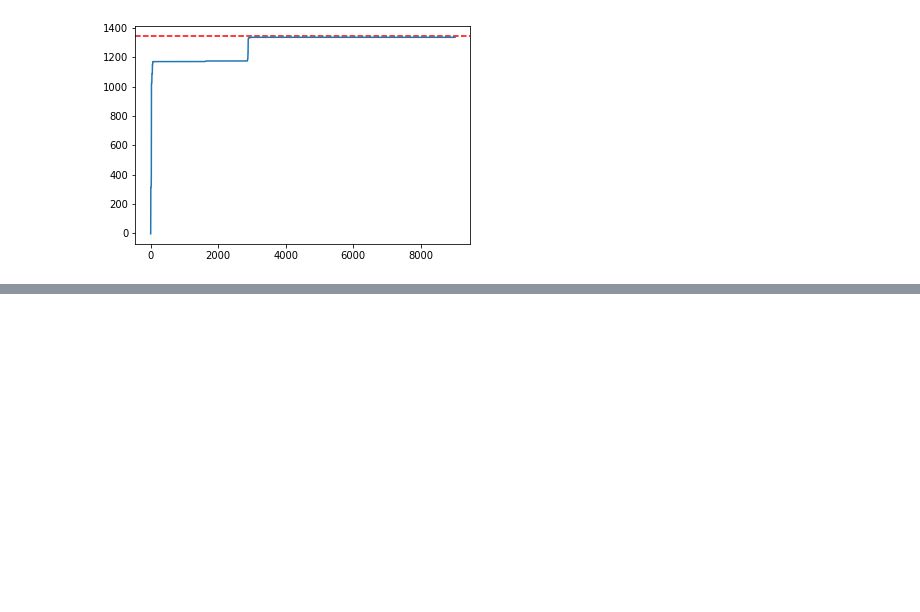
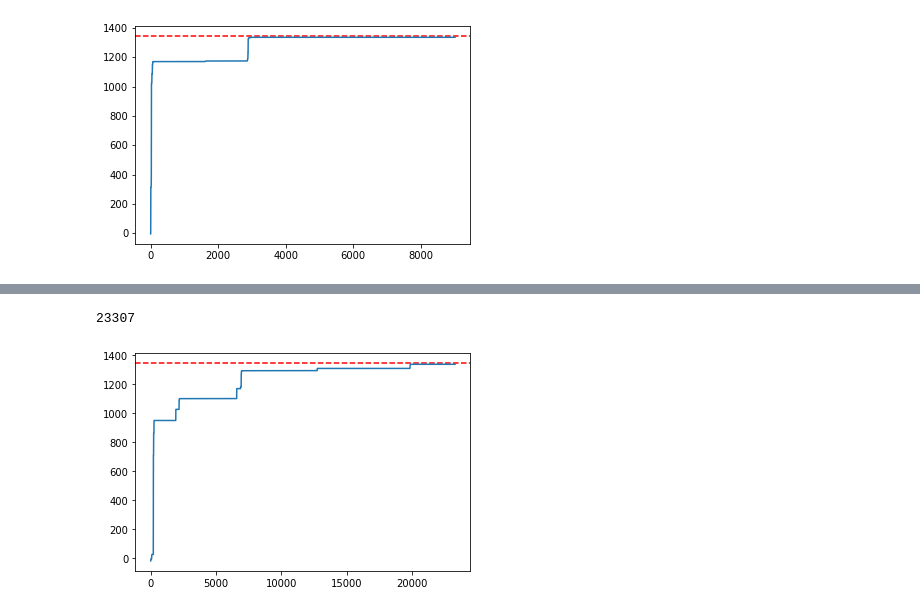
Before and after one commit to CardiacModelling/BenNevisBenchmark, a Jupyter notebook: simulated_annealing.ipynb, the cells around one changed output, grey strips where cells are left out. Cells and saved outputs as stored; diff of their text form; code cells hidden in the pictures; blank space fills up the shorter version.

```diff
--- a/simulated_annealing.ipynb
+++ b/simulated_annealing.ipynb
@@ -60,0 +146,8 @@ plt.show()
+# %%
+print(len(points))
+plt.axhline(y=1344.9, color='r', linestyle='--', label='Ben Nevis')
+plt.plot(pre_max)
+plt.show()
+# %% [output]
+23307
+[figure, added]
```
Also changed, not shown: parts of 4 cells of this notebook, 1 other file.
